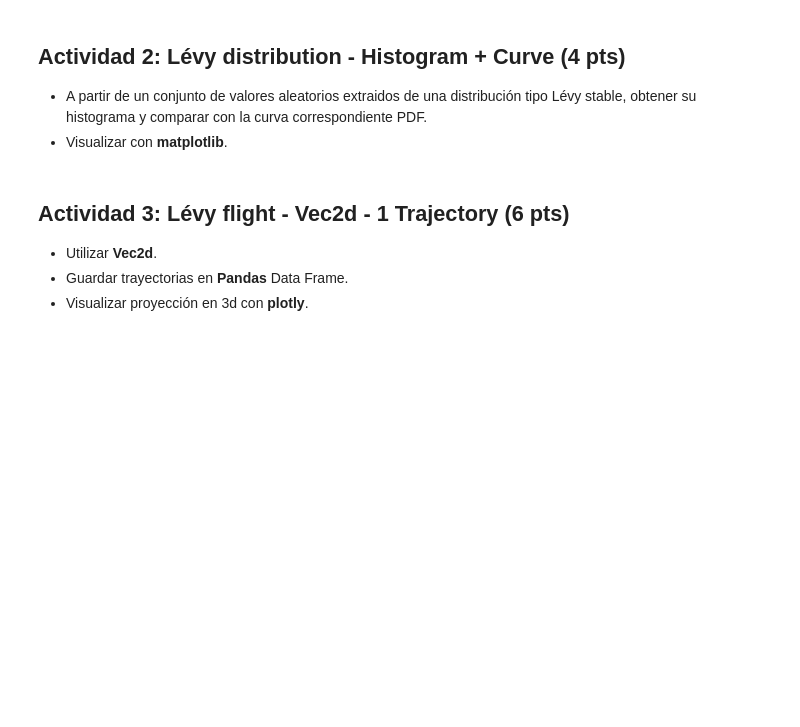
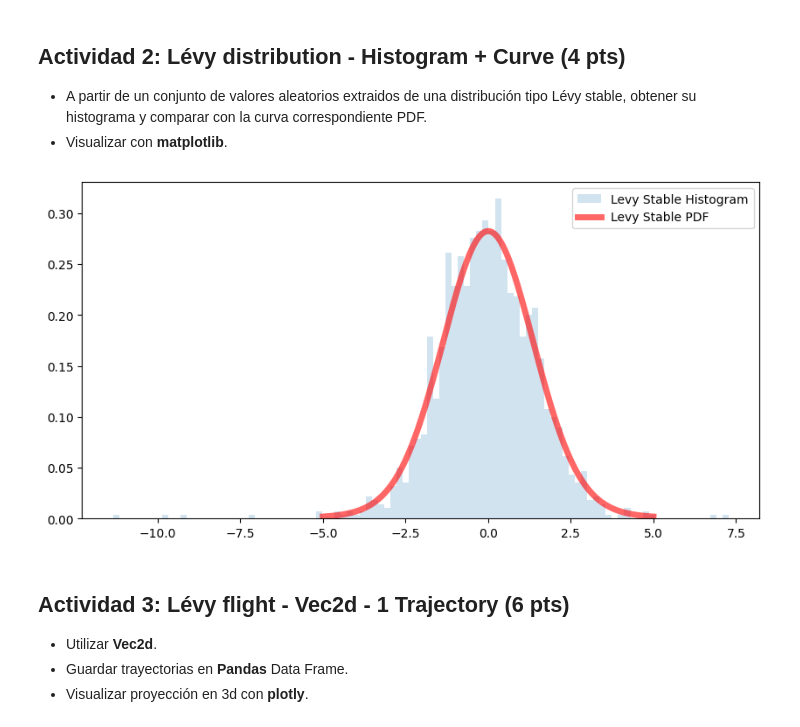
Before and after one commit to SofiaRguez1020/Topicos_Industria_I, a Jupyter notebook: TI_1_Practica2_Sofia_Rodriguez.ipynb, the cells around one changed output. Drawn from its saved outputs; the diff is of its cells as text; code cells hidden in the pictures; blank space fills up the shorter version.

```diff
--- a/TI_1_Practica2_Sofia_Rodriguez.ipynb
+++ b/TI_1_Practica2_Sofia_Rodriguez.ipynb
@@ -126,3 +123,31 @@ sample_size = 1500
+# %%
+#Init vars
+sample_size = 1500
+alpha = 1.9
+beta = 0
+m = 0.0
+
+#Aux domain var for Levy PDF
+aux_domain = np.linspace(m-5, m+5, 500)
+
+#Get histogram based on levy stable distribution
+r = levy_stable.rvs(alpha, beta, size=sample_size, loc=m)
+
+#Get levy PDF based on same values
+levy_pdf = np.array(levy_stable.pdf(aux_domain, alpha=alpha, beta=beta, loc=m))
+# %%
+#Graph PDF and histogram
+fig, ax = plt.subplots(1,1)
+fig.set_figheight(5)
+fig.set_figwidth(10)
+
+ax.hist(r, bins=100, density=True, histtype='stepfilled', alpha=0.2, label='Levy Stable Histogram')
+ax.plot(aux_domain, levy_pdf, 'r-', lw=5, alpha=0.6, label='Levy Stable PDF')
+ax.legend(loc='best')
+
+plt.show()
+# %% [output]
+[figure, added]
 # %% [markdown]
 ## Actividad 3: Lévy ﬂight - Vec2d - 1 Trajectory (6 pts)
 
```
Also changed, not shown: parts of 1 cell of this notebook.
